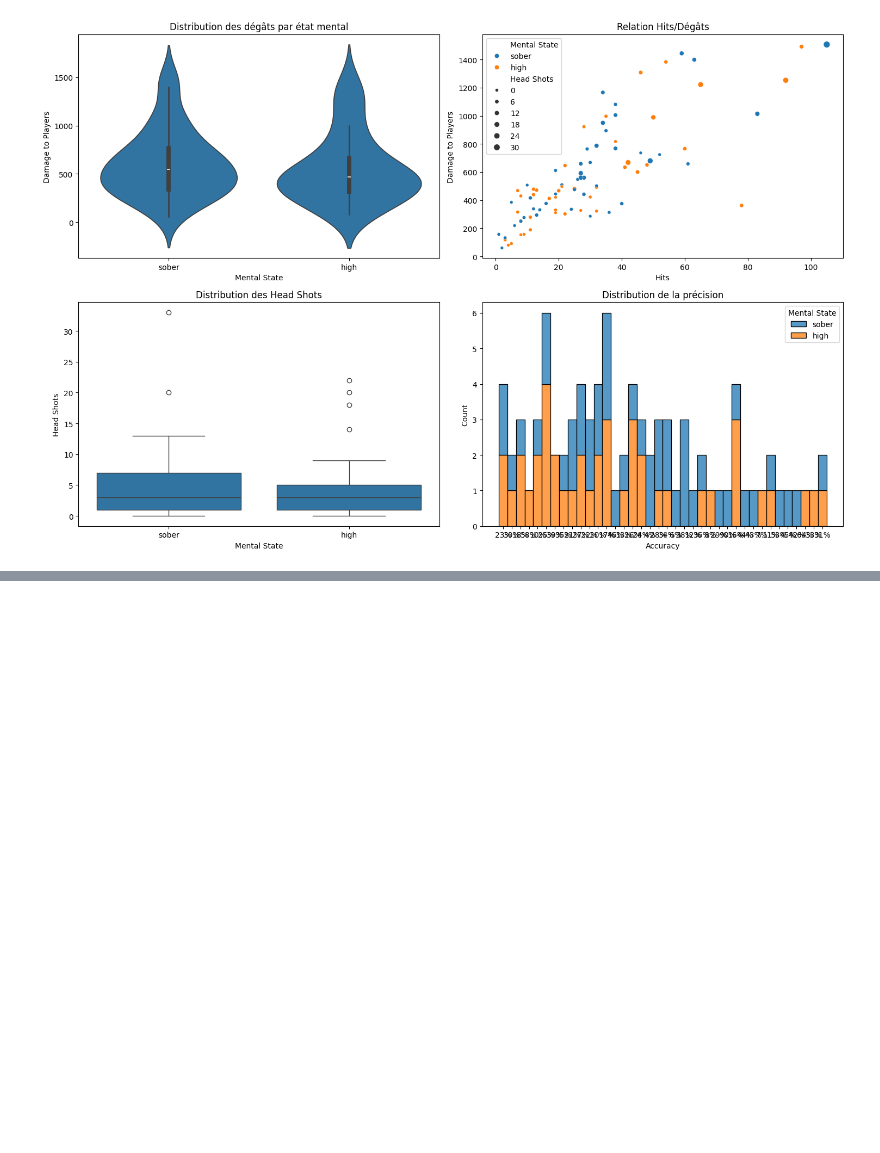
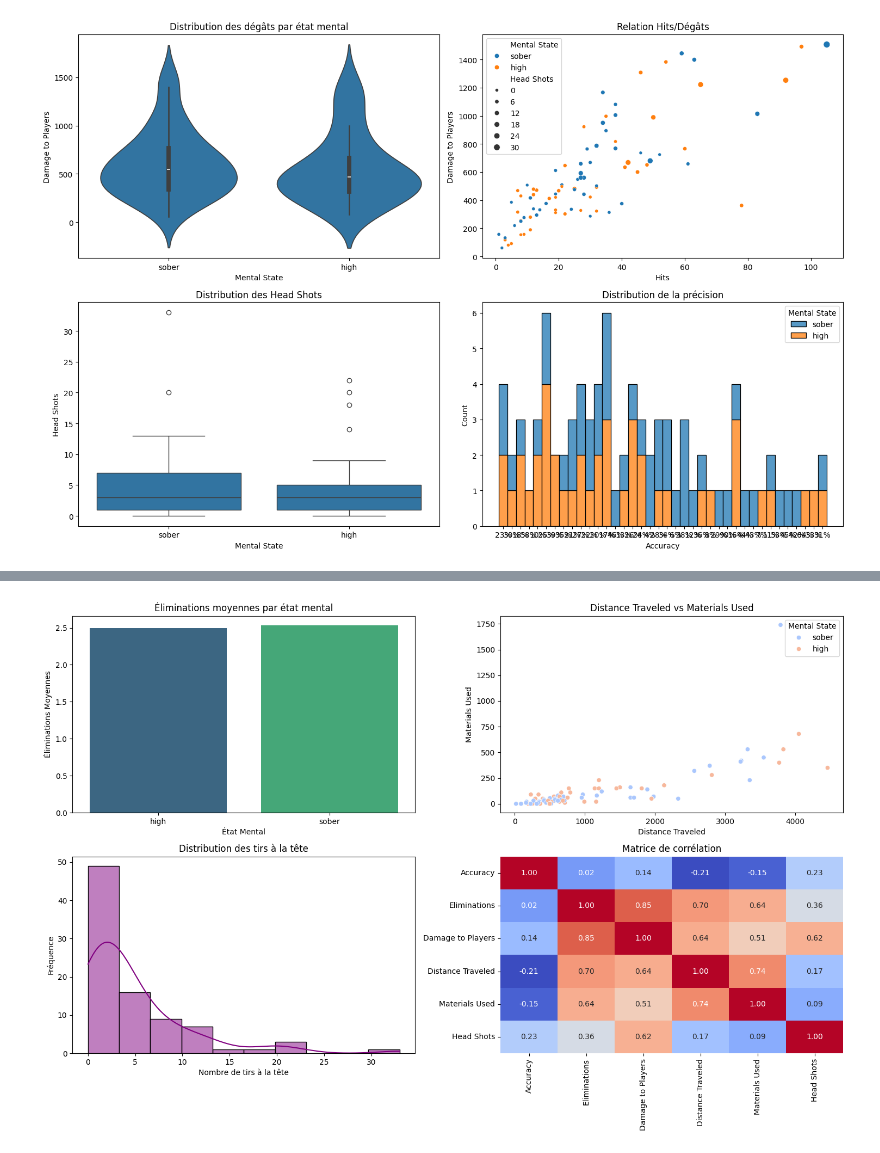
Before and after one commit to amadoudiop04/DataPython, a Jupyter notebook: Data.ipynb, the cells around one changed output, grey strips where cells are left out. Drawn from its saved outputs; the diff is of its cells as text; code cells hidden in the pictures; blank space fills up the shorter version.

Commit message:
DataAnalyse V1

```diff
--- a/Data.ipynb
+++ b/Data.ipynb
@@ -271,50 +269,82 @@ import pandas as pd
 import seaborn as sns
 import matplotlib.pyplot as plt
 
-#Charger les données
-data = pd.read_csv("./Data/external/FortniteStatistics.csv")
+def parse_date(date_str):
+    try:
+        return
+        return pd.to_datetime(date_str, format='%m/%d')
+    except:
+        try:
+            return pd.to_datetime(date_str, format='%d-%b')
+        except:
+            try:
+                return pd.to_datetime(date_str)
+            except:
+                print(f"Format de date non reconnu : {date_str}")
+                return pd.NaT
 
-#Vérifier les données
-print(data.info())
-print(data.describe())
+try:
+    data = pd.read_csv("./Data/raw/FortniteStatistics.csv")
 
-#Convertir les colonnes nécessaires
-data['Date'] = pd.to_datetime(data['Date'], format='%m/%d')
-data['Accuracy'] = data['Accuracy'].str.replace('%', '').astype(float) / 100  # Convertir Accuracy en proportion
+    data['Date'] = data['Date'].apply(parse_date)
+except FileNotFoundError:
+    print("Le fichier FortniteStatistics.csv est introuvable.")
+    exit()
 
-#Analyse des performances
-#Moyennes par état mental
+
+numeric_columns = ['Accuracy', 'Eliminations', 'Damage to Players', 'Distance Traveled', 'Materials Used', 'Head Shots']
+for col in numeric_columns:
+    if col == 'Accuracy':
+
+        data[col] = pd.to_numeric(data[col].str.replace('%', ''), errors='coerce') / 100
+    else:
+        data[col] = pd.to_numeric(data[col], errors='coerce')
+
+
+data = data.dropna(subset=numeric_columns)
+
+
 performance_by_state = data.groupby('Mental State')[['Eliminations', 'Damage to Players', 'Accuracy']].mean()
+print("Performance par état mental :")
 print(performance_by_state)
 
-#Visualisation des performances par état mental
-plt.figure(figsize=(10, 6))
+plt.figure(figsize=(15, 10))
+
+
+plt.subplot(2, 2, 1)
 sns.barplot(x=performance_by_state.index, y=performance_by_state['Eliminations'], palette="viridis")
 plt.title("Éliminations moyennes par état mental")
 plt.ylabel("Éliminations Moyennes")
 plt.xlabel("État Mental")
-plt.show()
 
-#Relation entre distance parcourue et matériaux utilisés
-plt.figure(figsize=(10, 6))
+
+plt.subplot(2, 2, 2)
 sns.scatterplot(data=data, x='Distance Traveled', y='Materials Used', hue='Mental State', palette="coolwarm")
-plt.title("Relation entre Distance Traveled et Materials Used")
+plt.title("Distance Traveled vs Materials Used")
 plt.xlabel("Distance Traveled")
 plt.ylabel("Materials Used")
-plt.show()
 
-#Distribution des tirs à la tête (Head Shots)
-plt.figure(figsize=(10, 6))
+
+plt.subplot(2, 2, 3)
 sns.histplot(data['Head Shots'], kde=True, bins=10, color="purple")
 plt.title("Distribution des tirs à la tête")
 plt.xlabel("Nombre de tirs à la tête")
 plt.ylabel("Fréquence")
+
+
+plt.subplot(2, 2, 4)
+correlation_matrix = data[numeric_columns].corr()
+sns.heatmap(correlation_matrix, annot=True, cmap="coolwarm", fmt=".2f", cbar=False)
+plt.title("Matrice de corrélation")
+
+plt.tight_layout()
 plt.show()
 
-#Corrélation entre variables numériques
-correlation_matrix = data.corr()
-plt.figure(figsize=(12, 8))
-sns.heatmap(correlation_matrix, annot=True, cmap="coolwarm", fmt=".2f")
-plt.title("Matrice de corrélation")
-plt.show()
+
+print("\nRésumé statistique :")
+print(data[numeric_columns].describe())
+
+
+print("\nComparaison états mental :")
+print(data.groupby('Mental State')[numeric_columns].mean())
 # %% [output]
@@ -341,0 +357 @@ ValueError: time data "16-Apr" doesn't match format "%m/%d", at position 5. You
+[figure, added]
```
Also changed, not shown: parts of 3 cells of this notebook, 1 other file.
